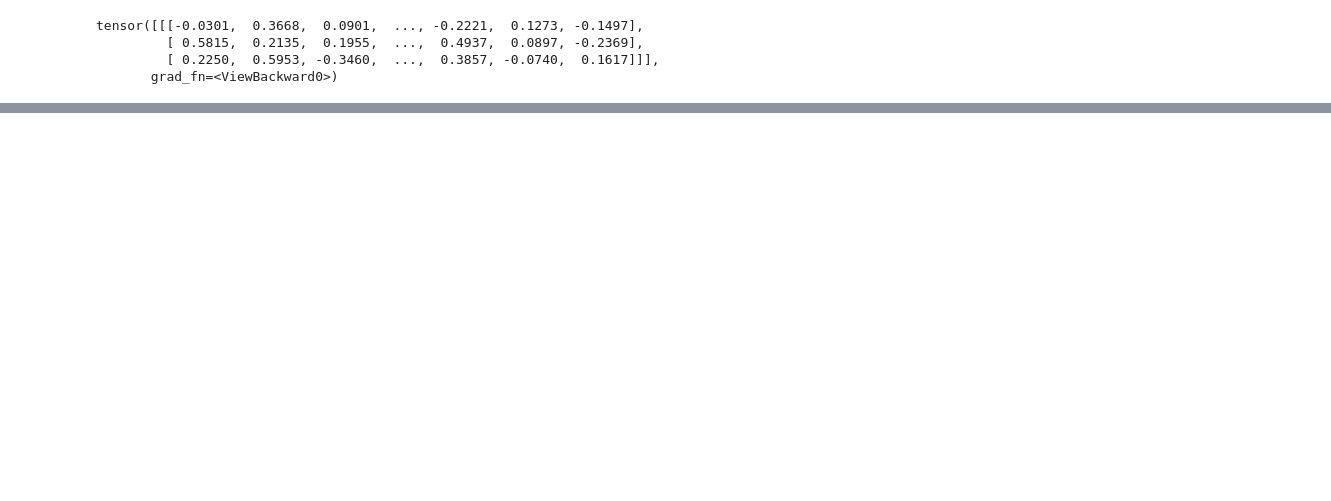
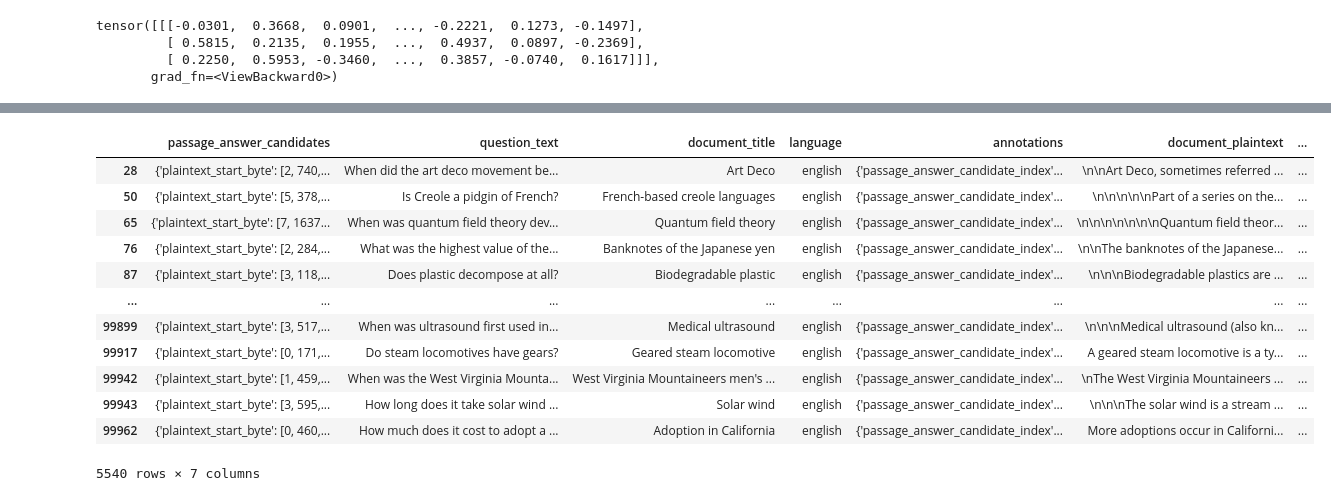
Before and after one commit to hrobjarturh/nlptasks, a Jupyter notebook: notebooks/hali-temp/task3.ipynb, the cells around one changed output, grey strips where cells are left out. Drawn from its saved outputs; the diff is of its cells as text; code cells hidden in the pictures; blank space fills up the shorter version.

```diff
--- a/notebooks/hali-temp/task3.ipynb
+++ b/notebooks/hali-temp/task3.ipynb
@@ -194,0 +313,16 @@ ppl = torch.exp(torch.stack(nlls).sum() / end_loc)
+# %%
+df.loc[df['language'] == 'english']
+# %% [output]
+|  | passage_answer_candidates | question_text | document_title | language | annotations | document_plaintext | ... |
+| 28 | {'plaintext_start_byte': [2, 740,... | When did the art deco movement be... | Art Deco | english | {'passage_answer_candidate_index'... | \n\nArt Deco, sometimes referred ... | ... |
+| 50 | {'plaintext_start_byte': [5, 378,... | Is Creole a pidgin of French? | French-based creole languages | english | {'passage_answer_candidate_index'... | \n\n\n\n\nPart of a series on the... | ... |
+| 65 | {'plaintext_start_byte': [7, 1637... | When was quantum field theory dev... | Quantum field theory | english | {'passage_answer_candidate_index'... | \n\n\n\n\n\n\nQuantum field theor... | ... |
+| 76 | {'plaintext_start_byte': [2, 284,... | What was the highest value of the... | Banknotes of the Japanese yen | english | {'passage_answer_candidate_index'... | \n\nThe banknotes of the Japanese... | ... |
+| 87 | {'plaintext_start_byte': [3, 118,... | Does plastic decompose at all? | Biodegradable plastic | english | {'passage_answer_candidate_index'... | \n\n\nBiodegradable plastics are ... | ... |
+| ... | ... | ... | ... | ... | ... | ... | ... |
+| 99899 | {'plaintext_start_byte': [3, 517,... | When was ultrasound first used in... | Medical ultrasound | english | {'passage_answer_candidate_index'... | \n\n\nMedical ultrasound (also kn... | ... |
+| 99917 | {'plaintext_start_byte': [0, 171,... | Do steam locomotives have gears? | Geared steam locomotive | english | {'passage_answer_candidate_index'... | A geared steam locomotive is a ty... | ... |
+| 99942 | {'plaintext_start_byte': [1, 459,... | When was the West Virginia Mounta... | West Virginia Mountaineers men's ... | english | {'passage_answer_candidate_index'... | \nThe West Virginia Mountaineers ... | ... |
+| 99943 | {'plaintext_start_byte': [3, 595,... | How long does it take solar wind ... | Solar wind | english | {'passage_answer_candidate_index'... | \n\n\nThe solar wind is a stream ... | ... |
+| 99962 | {'plaintext_start_byte': [0, 460,... | How much does it cost to adopt a ... | Adoption in California | english | {'passage_answer_candidate_index'... | More adoptions occur in Californi... | ... |
+5540 rows × 7 columns
```
Also changed, not shown: parts of 18 cells of this notebook.
